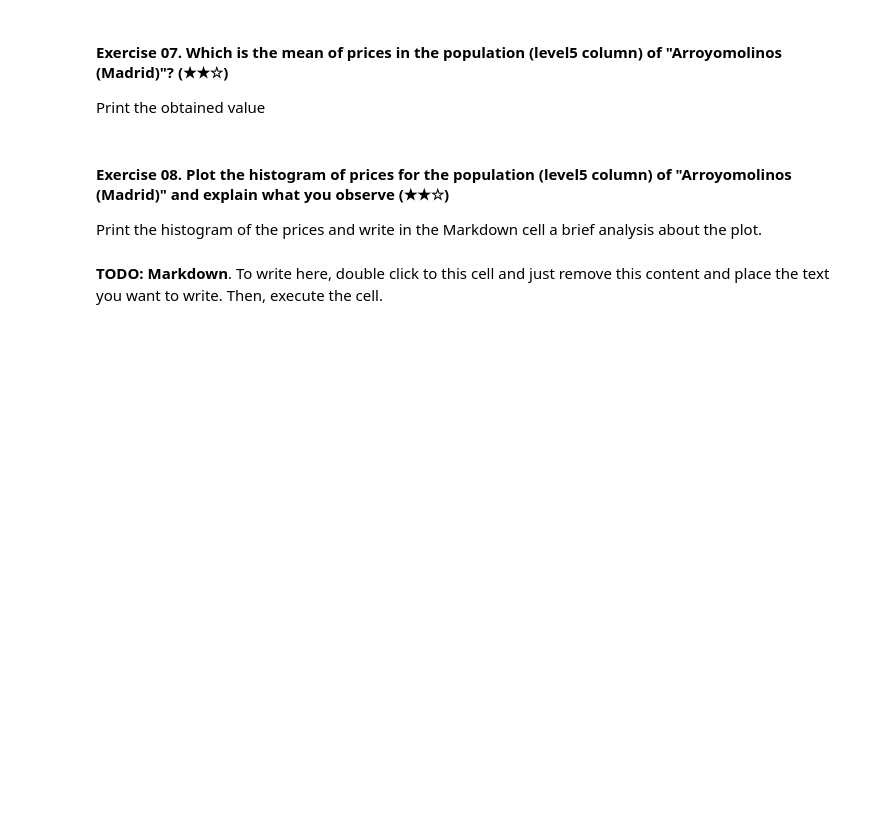
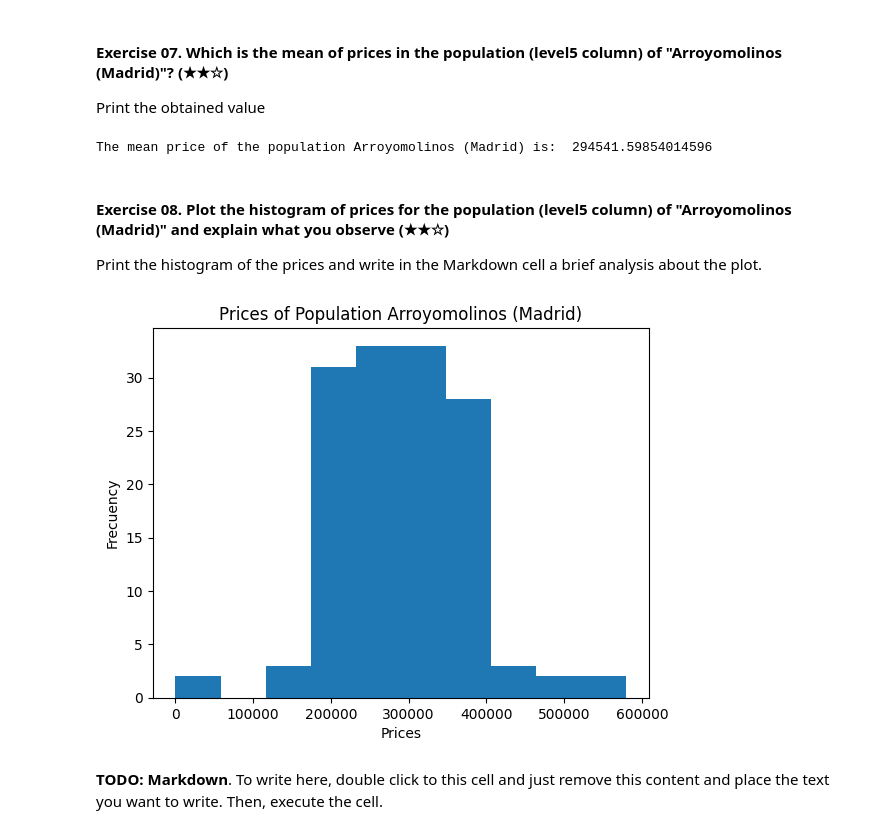
Before and after one commit to tomuzca/realestate-datacleanup-exercise, a Jupyter notebook: project.ipynb, the cells around one changed output. Saved outputs shown, nothing was run; the diff lists cells and outputs as text; code cells hidden in the pictures; blank space fills up the shorter version.

```diff
--- a/project.ipynb
+++ b/project.ipynb
@@ -79,7 +84,3 @@ la casa con mayor precio es 8500000
 Print the address and the price of the selected house. For example:
 
 `The house with address Concrete Street Nº1 is the cheapest and its price is 12000 USD`
-# %%
-ds1 = ds['price'].replace(0, pd.NA)
-ds1 = ds1.dropna()
-ds=ds1
@@ -122,0 +167,4 @@ Print a comparison between the dimensions of the original DataFrame versus the D
+# %%
+ds_cleaned_columns =ds.dropna(axis=0, how='all')
+ds_cleaned = ds_cleaned_columns.dropna(axis=1, how='all')
+ds_cleaned
@@ -129,3 +189,8 @@ Print the obtained value
+# %%
+mean_price_arroyomolinos = ds_cleaned.groupby(['level5'])['price'].mean()
+print('The mean price of the population Arroyomolinos (Madrid) is: ', mean_price_arroyomolinos['Arroyomolinos (Madrid)'])
+# %% [output]
+The mean price of the population Arroyomolinos (Madrid) is:  294541.59854014596
 # %% [markdown]
 #### Exercise 08. Plot the histogram of prices for the population (level5 column) of "Arroyomolinos (Madrid)" and explain what you observe (★★☆)
 
@@ -135,3 +198,15 @@ Print the histogram of the prices and write in the Markdown cell a brief analysi
+# %%
+from matplotlib import pyplot as plt
+#Plot the histogram of prices for the population (level5) of "Arroyomolinos (Madrid)" and explain what you observe
+group_prices = ds_cleaned.loc[ds_cleaned['level5'] == 'Arroyomolinos (Madrid)']
+
+plt.hist(group_prices['price'], bins=10)
+plt.xlabel('Prices')
+plt.ylabel('Frecuency')
+plt.title('Prices of Population Arroyomolinos (Madrid)')
+plt.show()
+# %% [output]
+[figure, added]
 # %% [markdown]
 **TODO: Markdown**. To write here, double click to this cell and just remove this content and place the text you want to write. Then, execute the cell.
 # %% [markdown]
```
Also changed, not shown: parts of 44 cells of this notebook.
